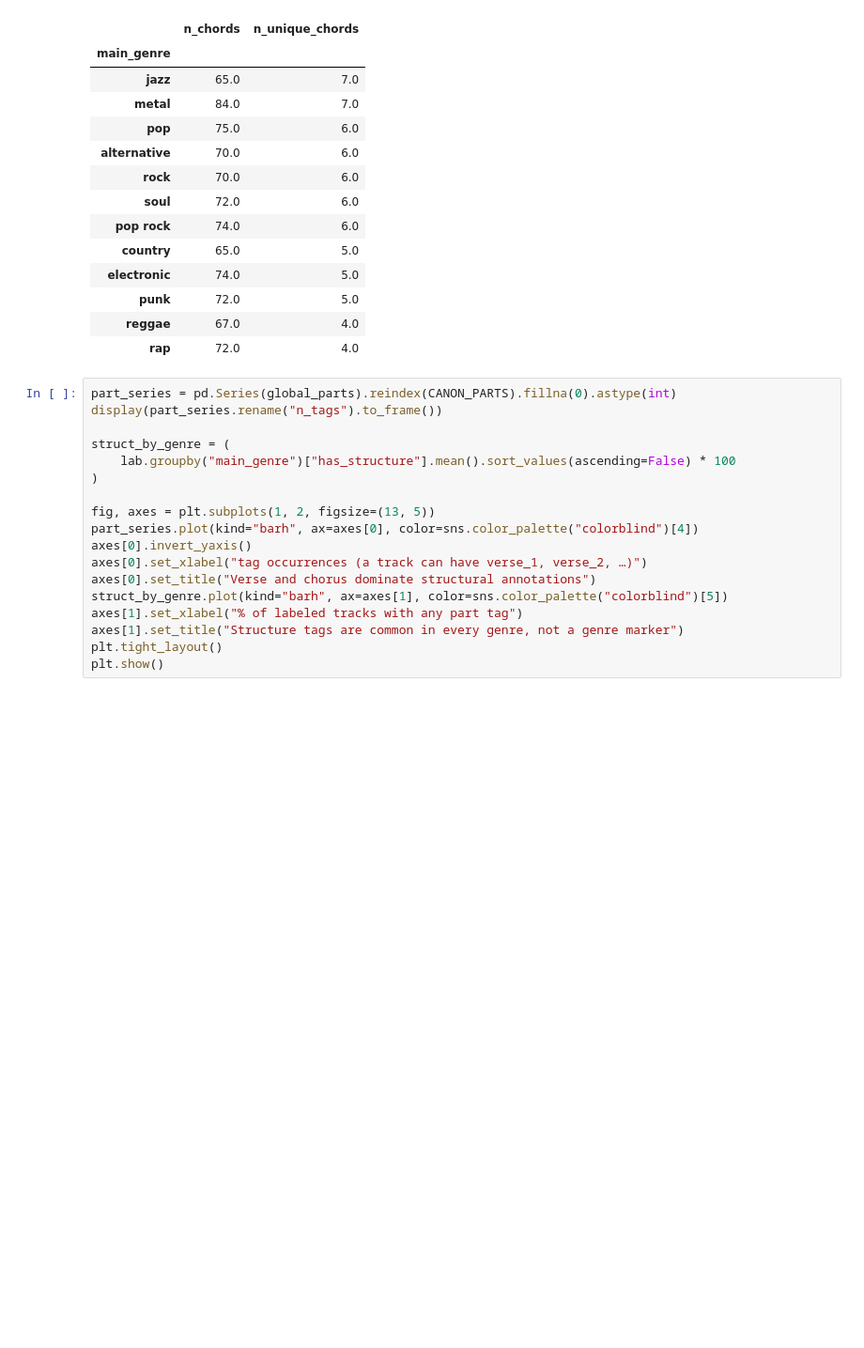
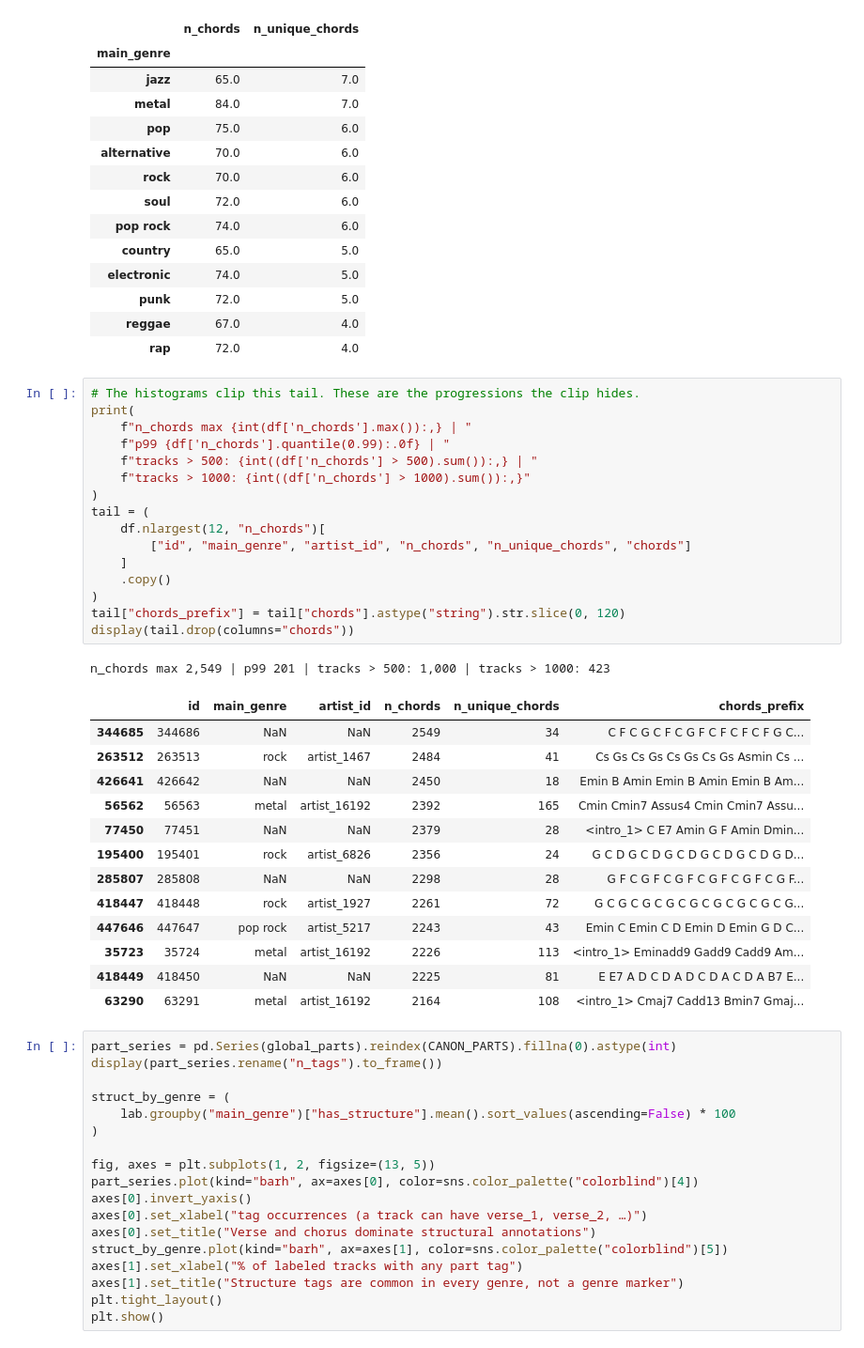
Before and after one commit to errodd/music_Chordonomicon_genre_predictor, a Jupyter notebook: notebooks/EDA.ipynb, the cells around one changed output. Shown at 94% size. Saved outputs shown, nothing was run; the diff lists cells and outputs as text; blank space fills up the shorter version.

```diff
--- a/notebooks/EDA.ipynb
+++ b/notebooks/EDA.ipynb
@@ -770,6 +883,37 @@ Median n_chords / n_unique by main_genre:
 | punk | 72.0 | 5.0 |
 | reggae | 67.0 | 4.0 |
 | rap | 72.0 | 4.0 |
+# %%
+# The histograms clip this tail. These are the progressions the clip hides.
+print(
+    f"n_chords max {int(df['n_chords'].max()):,} | "
+    f"p99 {df['n_chords'].quantile(0.99):.0f} | "
+    f"tracks > 500: {int((df['n_chords'] > 500).sum()):,} | "
+    f"tracks > 1000: {int((df['n_chords'] > 1000).sum()):,}"
+)
+tail = (
+    df.nlargest(12, "n_chords")[
+        ["id", "main_genre", "artist_id", "n_chords", "n_unique_chords", "chords"]
+    ]
+    .copy()
+)
+tail["chords_prefix"] = tail["chords"].astype("string").str.slice(0, 120)
+display(tail.drop(columns="chords"))
+# %% [output]
+n_chords max 2,549 | p99 201 | tracks > 500: 1,000 | tracks > 1000: 423
+|  | id | main_genre | artist_id | n_chords | n_unique_chords | chords_prefix |
+| 344685 | 344686 | NaN | NaN | 2549 | 34 | C F C G C F C G F C F C F C F G C... |
+| 263512 | 263513 | rock | artist_1467 | 2484 | 41 | Cs Gs Cs Gs Cs Gs Cs Gs Asmin Cs ... |
+| 426641 | 426642 | NaN | NaN | 2450 | 18 | Emin B Amin Emin B Amin Emin B Am... |
+| 56562 | 56563 | metal | artist_16192 | 2392 | 165 | Cmin Cmin7 Assus4 Cmin Cmin7 Assu... |
+| 77450 | 77451 | NaN | NaN | 2379 | 28 | <intro_1> C E7 Amin G F Amin Dmin... |
+| 195400 | 195401 | rock | artist_6826 | 2356 | 24 | G C D G C D G C D G C D G C D G D... |
+| 285807 | 285808 | NaN | NaN | 2298 | 28 | G F C G F C G F C G F C G F C G F... |
+| 418447 | 418448 | rock | artist_1927 | 2261 | 72 | G C G C G C G C G C G C G C G C G... |
+| 447646 | 447647 | pop rock | artist_5217 | 2243 | 43 | Emin C Emin C D Emin D Emin G D C... |
+| 35723 | 35724 | metal | artist_16192 | 2226 | 113 | <intro_1> Eminadd9 Gadd9 Cadd9 Am... |
+| 418449 | 418450 | NaN | NaN | 2225 | 81 | E E7 A D C D A D C D A C D A B7 E... |
+| 63290 | 63291 | metal | artist_16192 | 2164 | 108 | <intro_1> Cmaj7 Cadd13 Bmin7 Gmaj... |
 # %%
 part_series = pd.Series(global_parts).reindex(CANON_PARTS).fillna(0).astype(int)
 display(part_series.rename("n_tags").to_frame())
```
Also changed, not shown: parts of 25 cells of this notebook, 2 other files.
